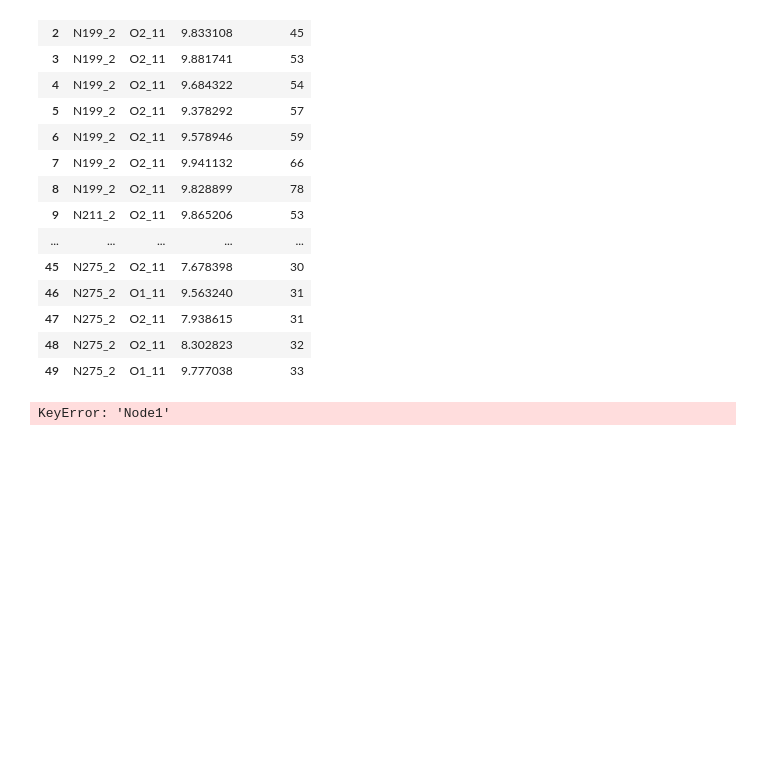
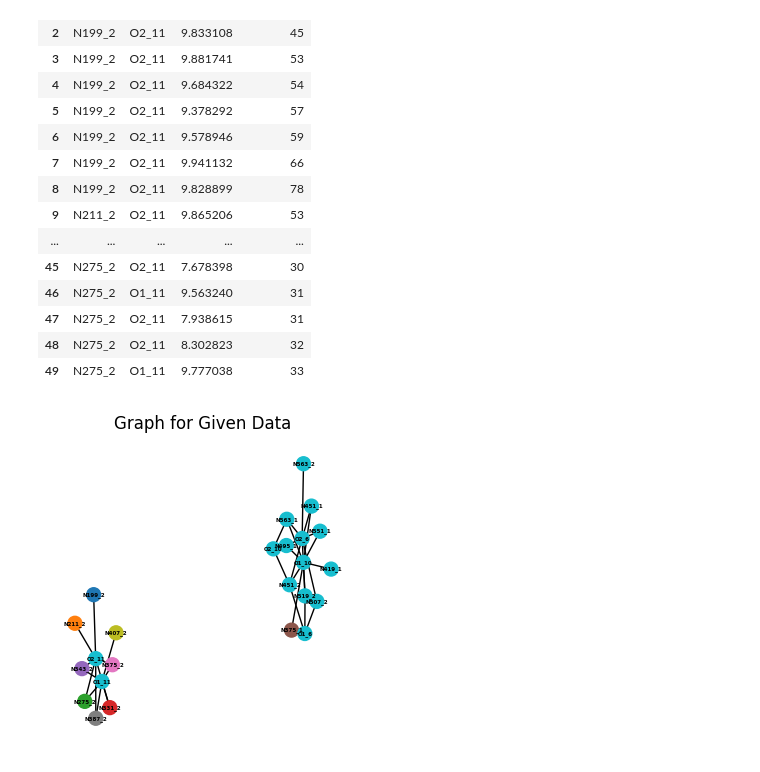
Before and after one commit to hasananowar/Graph_Representation, a Jupyter notebook: discrete to continuous.ipynb, the cells around one changed output. Cells and saved outputs as stored; diff of their text form; code cells hidden in the pictures; blank space fills up the shorter version.

```diff
--- a/discrete to continuous.ipynb
+++ b/discrete to continuous.ipynb
@@ -173,34 +173,34 @@ import matplotlib.pyplot as plt
 #     'Node1': ['H103_1', 'H103_1', 'H103_1', 'H103_1', 'H103_1', 'H103_1', 'H103_1', 'H103_1', 'H103_1', 'H103_1', 'N123_1'],
 #     'Node2': ['N123_1', 'O120_1', 'O54_1', 'N123_1', 'O120_1', 'O54_1', 'N123_1', 'O120_1', 'O54_1', 'N123_1', 'O120_1'],
 #     'Edge_Dist': [1.013001, 2.276632, 2.216071, 1.013000, 2.319315, 2.197912, 1.013000, 2.373854, 2.331444, 1.013000, 2.2419],
 #     'Timeframe': [0, 0, 0, 1, 1, 1, 2, 2, 2, 3, 0]
 # }
 
 
 
 # Get unique nodes from both Node1 and Node2 columns
 all_nodes = pd.concat([df['Node1'], df['Node2']]).unique()
 
 # Assign a color to each node
 node_colors = {node: plt.cm.tab10(i) for i, node in enumerate(all_nodes)}
 
 # Plot the graph using networkx and matplotlib
 G = nx.from_pandas_edgelist(df, 'Node1', 'Node2', ['Edge_Dist'])
 pos = nx.spring_layout(G)
 
-fig, ax = plt.subplots(figsize=(12, 8))
+fig, ax = plt.subplots(figsize=(4, 4))
 
 # Draw nodes with specified colors
-nx.draw_networkx_nodes(G, pos, node_color=[node_colors[node] for node in G.nodes()], node_size=200)
+nx.draw_networkx_nodes(G, pos, node_color=[node_colors[node] for node in G.nodes()], node_size=100)
 
 # Draw edges
 nx.draw_networkx_edges(G, pos)
 
 # Draw labels
-nx.draw_networkx_labels(G, pos, font_weight='bold', font_color='black', font_size=6)
+nx.draw_networkx_labels(G, pos, font_weight='bold', font_color='black', font_size=4)
 
 plt.title('Graph for Given Data')
 plt.axis('off')
 plt.show()
 # %% [output]
-KeyError: 'Node1'
+[figure, added]
```
Also changed, not shown: parts of 1 cell of this notebook.
